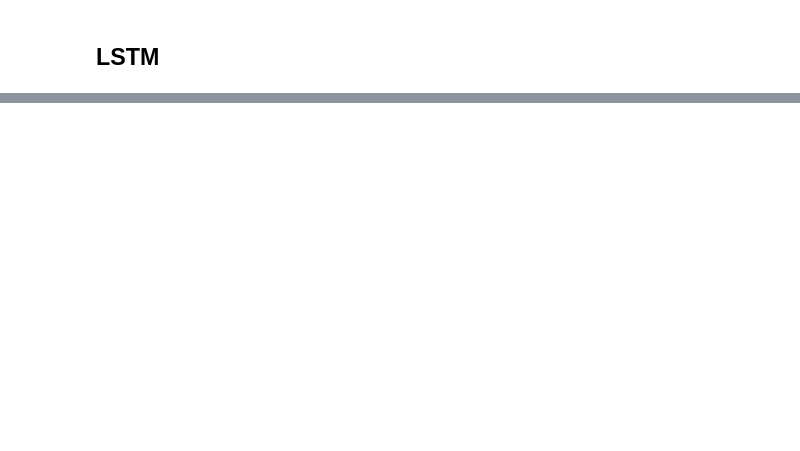
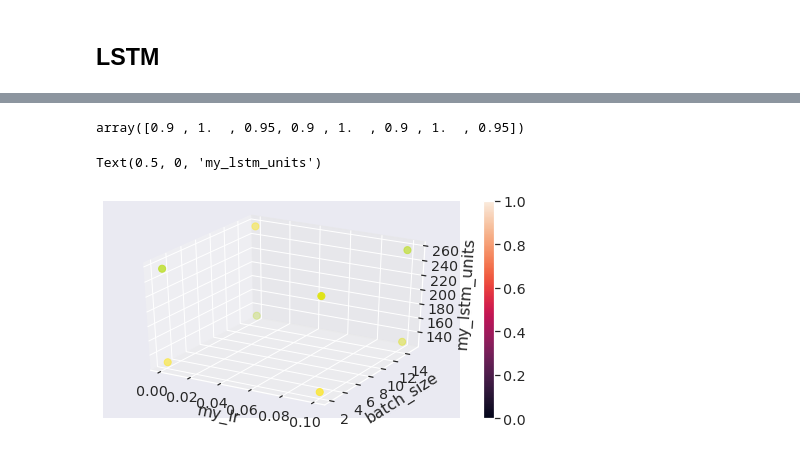
Before and after one commit to animaviridis/dmv-practicals, a Jupyter notebook: assessment/assignment1/task2/task2.ipynb, the cells around one changed output, grey strips where cells are left out. Saved outputs shown, nothing was run; the diff lists cells and outputs as text; code cells hidden in the pictures; blank space fills up the shorter version.

Commit message:
[Assignment 1][Task 2] Grid search

```diff
--- a/assessment/assignment1/task2/task2.ipynb
+++ b/assessment/assignment1/task2/task2.ipynb
@@ -223,0 +242,3 @@ array([1. , 0.5, 0. , 0.5, 1. , 1. , 0.5, 1. , 1. , 0.5])
+# %%
+gcv = GridSearchCV(KerasClassifier(make_lstm, **fit_params), param_grid=param_grid, cv=kf, scoring=scorer)
+gcv
@@ -223,0 +254,2 @@ array([1. , 0.5, 0. , 0.5, 1. , 1. , 0.5, 1. , 1. , 0.5])
+# %%
+gcv.fit(all_data_prep, all_labels)
@@ -223,0 +310,24 @@ array([1. , 0.5, 0. , 0.5, 1. , 1. , 0.5, 1. , 1. , 0.5])
+# %%
+gcv.cv_results_['mean_test_score']
+# %% [output]
+array([0.9 , 1.  , 0.95, 0.9 , 1.  , 0.9 , 1.  , 0.95])
+# %%
+cvr = gcv.cv_results_
+# %%
+codes = ['my_lr', 'batch_size', 'my_lstm_units']
+# %%
+from mpl_toolkits.mplot3d import Axes3D
+
+fig = plt.figure(figsize=(8,4))
+ax = fig.add_subplot(111, projection='3d')
+
+p = ax.scatter(*tuple(cvr[f'param_{code}'].data.astype(float) for code in codes),
+               color=plt.cm.viridis(cvr['mean_test_score']), marker='o', s=50)
+fig.colorbar(p)
+
+ax.set_xlabel(codes[0])
+ax.set_ylabel(codes[1])
+ax.set_zlabel(codes[2])
+# %% [output]
+Text(0.5, 0, 'my_lstm_units')
+[figure, added]
```
Also changed, not shown: parts of 27 cells of this notebook.
